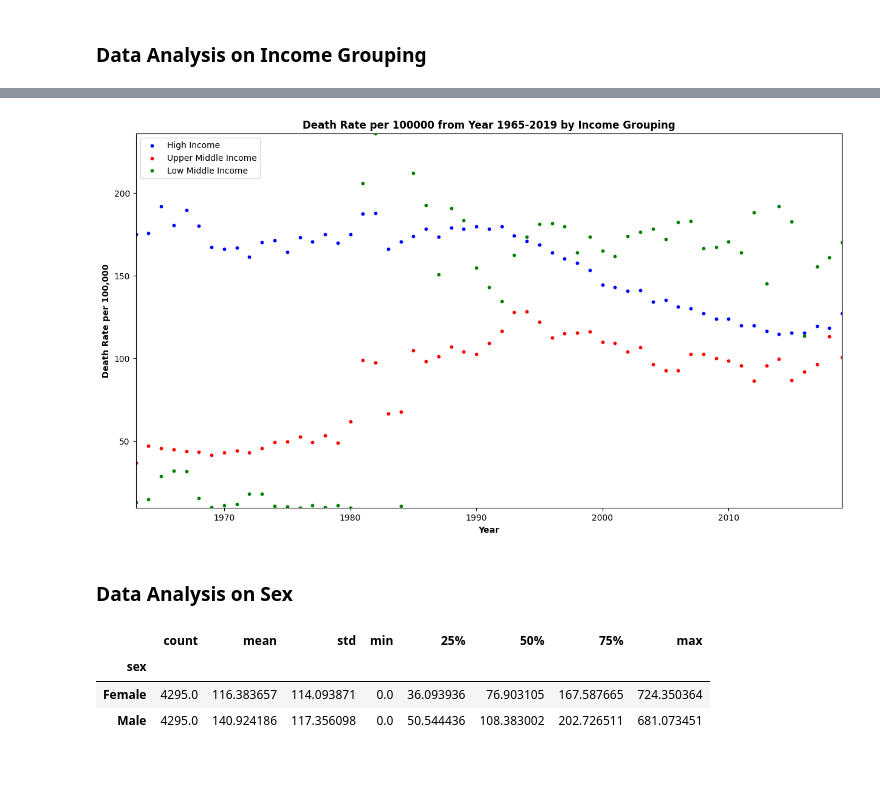
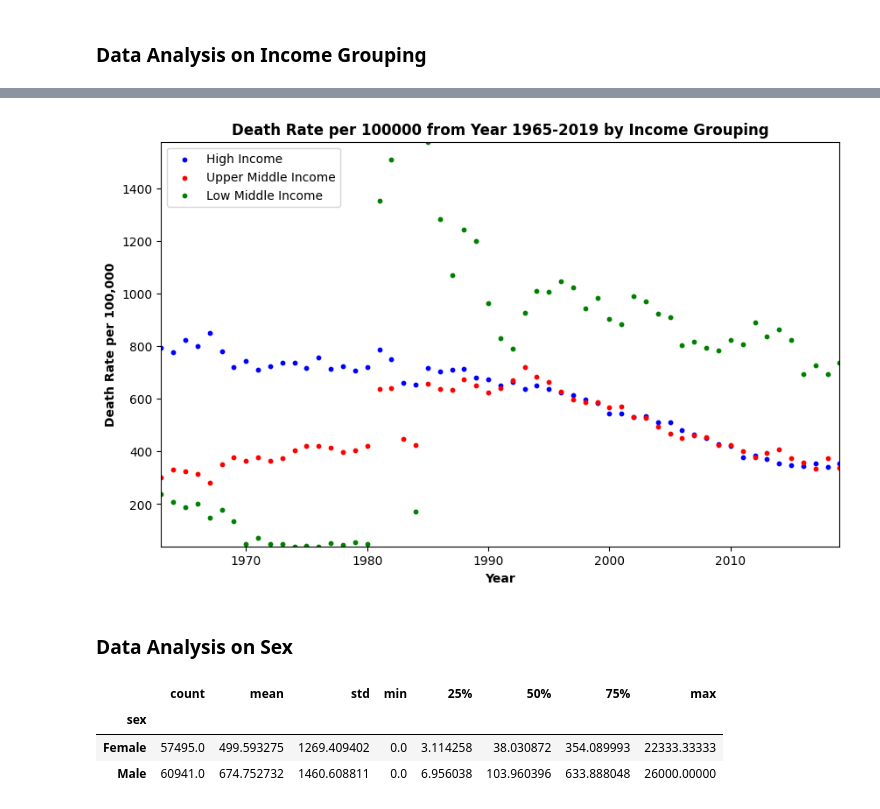
Before and after one commit to abccastro/House-Price-Prediction-using-Polynomial-Regression, a Jupyter notebook: Project/AML2203/Mid-term Project/Group 7 (Mid-term Project) - By Income Grouping and Sex.ipynb, the cells around one changed output, grey strips where cells are left out. Cells and saved outputs as stored; diff of their text form; code cells hidden in the pictures; blank space fills up the shorter version.

```diff
--- a/Project/AML2203/Mid-term Project/Group 7 (Mid-term Project) - By Income Grouping and Sex.ipynb
+++ b/Project/AML2203/Mid-term Project/Group 7 (Mid-term Project) - By Income Grouping and Sex.ipynb
@@ -7,6 +18,10 @@ import matplotlib.pyplot as plt
 ### Data Preparation and Filtering
 # %%
 income_grouping_2019 = pd.read_csv('./datasets/World Bank Income Grouping 2019.csv')
-income_grouping_2019.fillna("-")
-income_grouping_2019.head(5)
+
+# Drop all records with NaN values
+income_grouping_2019.dropna(inplace=True)
+income_grouping_2019.reset_index(inplace=True, drop=True)
+
+income_grouping_2019.info()
 # %% [output]
@@ -19,10 +63,15 @@ income_grouping_2019.head(5)
 # %%
 ihd_df = pd.read_csv('./datasets/Ischaemic Heart Disease.csv')
 
-# Get only the necessary data for the analysis
+# Remove all records with zero (0) number of deaths
+# ihd_df_filtered = ihd_df[ihd_df['num_of_death'].notna()]
+
 # NOTE: Records before 1963 were removed due to missing data for Low Middle Income
-ihd_df_filtered = ihd_df.query("sex == ['Male', 'Female'] and age_group == '[All]' and (year >= 1963 and year < 2020)")
+# ihd_df_filtered = ihd_df_filtered.query("sex == ['Male', 'Female'] and age_group != ['[All]', '[Unknown]'] and (year >= 1963 and year < 2020) and num_of_death != 0")
+ihd_df_filtered = ihd_df.query("sex == ['Male', 'Female'] and age_group != ['[All]', '[Unknown]'] and (year >= 1963 and year < 2020)")
+
+# Fill all NaN cells with 0
 ihd_df_filtered = ihd_df_filtered.fillna(0)
-ihd_df[['year']] = ihd_df[['year']].astype(str)
-ihd_df_filtered.head(5)
+
+ihd_df_filtered.info()
 # %% [output]
@@ -35,5 +97,5 @@ ihd_df_filtered.head(5)
 # %%
-# Merge the selected fields from the Ischeamic Heart Disease and the Income Grouping 2019 tables
-ihd_with_ig_df = ihd_df_filtered[['country_code', 'country_name', 'year', 'sex', 'death_rate_per_100000']].merge(income_grouping_2019[['country_code', 'income_grouping']], on='country_code')
-ihd_with_ig_df.head(5)
+# Merge the selected fields from Ischeamic Heart Disease and Income Grouping 2019 tables
+ihd_with_ig_df = ihd_df_filtered[['country_code', 'country_name', 'year', 'sex', 'age_group', 'num_of_death', 'death_rate_per_100000']].merge(income_grouping_2019[['country_code', 'income_grouping']], on='country_code')
+ihd_with_ig_df.info()
 # %% [output]
@@ -155,20 +172,20 @@ Income Grouping: Low Middle Income
 # %%
 # Plot the graph of Death Rate per 100000 for each Year based on Income Grouping
-fig = plt.figure(figsize=(15, 8))
+fig = plt.figure(figsize=(10, 6))
 ax1 = fig.add_subplot(111)
 ax1.set_xmargin(0)
 ax1.set_ymargin(0)
 ax1.set_xlabel("Year", fontdict={'weight':'bold'})
 ax1.set_ylabel("Death Rate per 100,000", fontdict={'weight':'bold'})
 ax1.set_title("Death Rate per 100000 from Year 1965-2019 by Income Grouping", fontdict={'size':'large', 'weight':'bold'})
 
 ax1.scatter(year_by_high_income, death_rate_per_100000_by_high_income, s=10, c='b', label='High Income')
 ax1.scatter(year_by_upper_mid_income, death_rate_per_100000_by_upper_mid_income, s=10, c='r', label='Upper Middle Income')
 ax1.scatter(year_by_low_mid_income, death_rate_per_100000_by_low_mid_income, s=10, c='g', label='Low Middle Income')
 plt.legend(loc='upper left')
 plt.show()
 # %% [output]
-[figure, old version]
+[figure, new version]
 # %% [markdown]
 ### Data Analysis on Sex
 # %%
@@ -180,8 +197,8 @@ ihd_with_ig_grp_sex['death_rate_per_100000'].describe()
 # %% [output]
 |  | count | mean | std | min | 25% | 50% | 75% | max |
 | sex |  |  |  |  |  |  |  |  |
-| Female | 4295.0 | 116.383657 | 114.093871 | 0.0 | 36.093936 | 76.903105 | 167.587665 | 724.350364 |
-| Male | 4295.0 | 140.924186 | 117.356098 | 0.0 | 50.544436 | 108.383002 | 202.726511 | 681.073451 |
+| Female | 57495.0 | 499.593275 | 1269.409402 | 0.0 | 3.114258 | 38.030872 | 354.089993 | 22333.33333 |
+| Male | 60941.0 | 674.752732 | 1460.608811 | 0.0 | 6.956038 | 103.960396 | 633.888048 | 26000.00000 |
 # %%
 # Group the records by Male, then aggregate the records by Year
 ihd_with_ig_grp_male_and_year = groupByIncomeGroupingAndSex(ihd_with_ig_grp_sex, 'Male')
```
Also changed, not shown: parts of 35 cells of this notebook, 2 other files.
